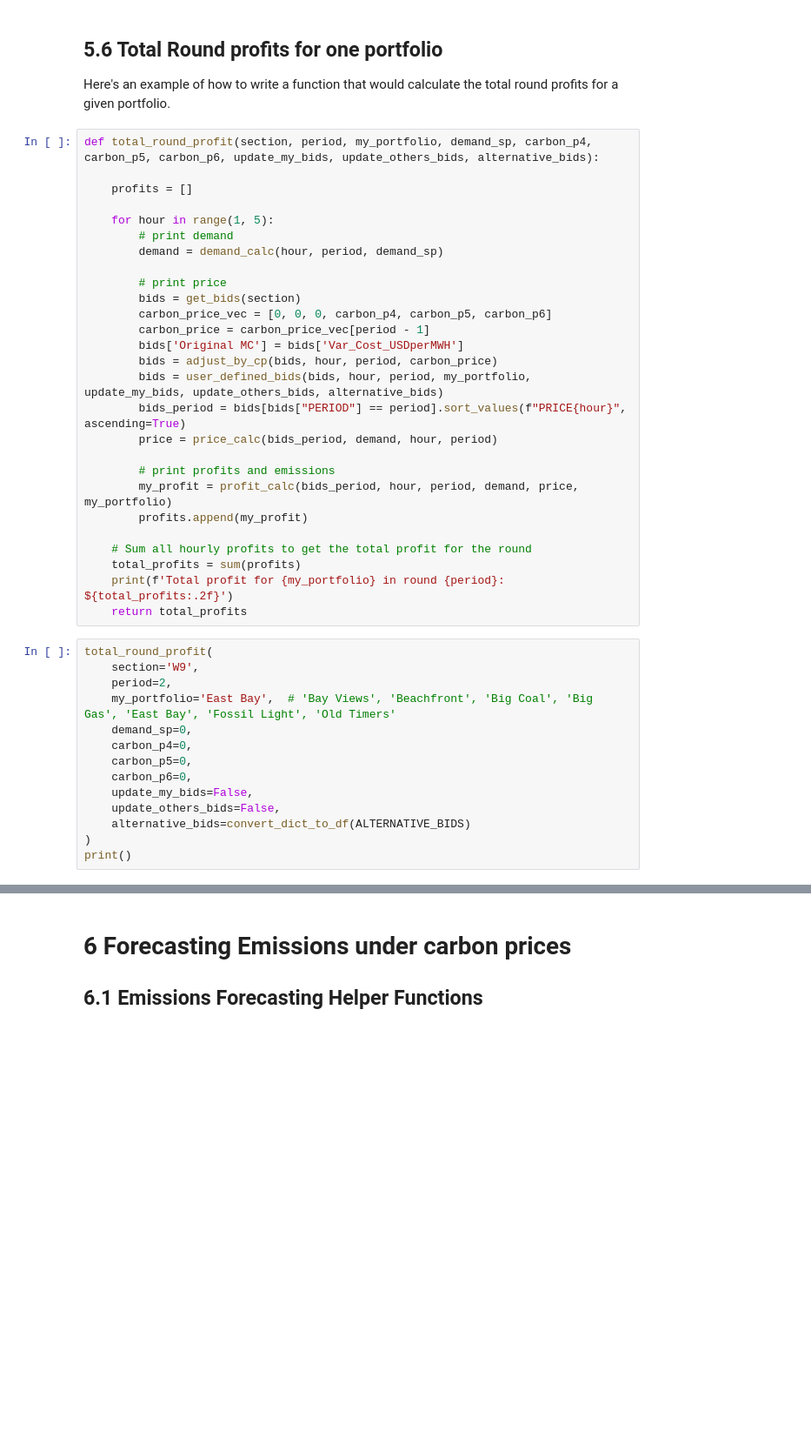
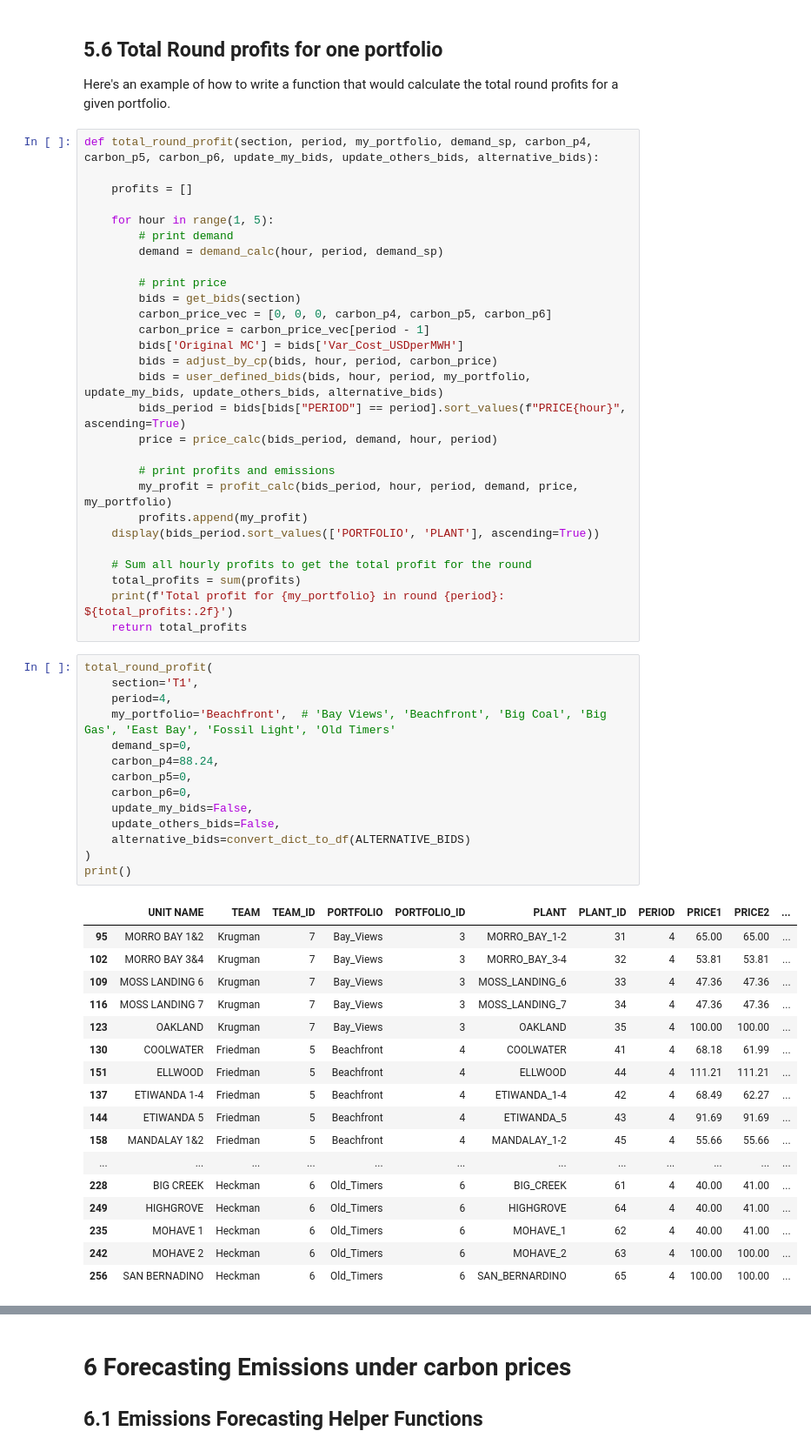
Before and after one commit to ds-modules/EEP-147-SP24, a Jupyter notebook: ESG - Analysis/ESG_Analysis_v2024.5.ipynb, the cells around one changed output, grey strips where cells are left out. Shown at 87% size. Drawn from its saved outputs; the diff is of its cells as text; blank space fills up the shorter version.

```diff
--- a/ESG - Analysis/ESG_Analysis_v2024.5.ipynb
+++ b/ESG - Analysis/ESG_Analysis_v2024.5.ipynb
@@ -821,6 +822,7 @@ def total_round_profit(section, period, my_portfolio, demand_sp, carbon_p4, carb
         # print profits and emissions
         my_profit = profit_calc(bids_period, hour, period, demand, price, my_portfolio)
         profits.append(my_profit)
+    display(bids_period.sort_values(['PORTFOLIO', 'PLANT'], ascending=True))
 
     # Sum all hourly profits to get the total profit for the round
     total_profits = sum(profits)
@@ -828,16 +830,33 @@ def total_round_profit(section, period, my_portfolio, demand_sp, carbon_p4, carb
     return total_profits
 # %%
 total_round_profit(
-    section='W9',
-    period=2,
-    my_portfolio='East Bay',  # 'Bay Views', 'Beachfront', 'Big Coal', 'Big Gas', 'East Bay', 'Fossil Light', 'Old Timers'
+    section='T1',
+    period=4,
+    my_portfolio='Beachfront',  # 'Bay Views', 'Beachfront', 'Big Coal', 'Big Gas', 'East Bay', 'Fossil Light', 'Old Timers'
     demand_sp=0,
-    carbon_p4=0,
+    carbon_p4=88.24,
     carbon_p5=0,
     carbon_p6=0,
     update_my_bids=False,
     update_others_bids=False,
     alternative_bids=convert_dict_to_df(ALTERNATIVE_BIDS)
 )
 print()
 # %% [output]
+|  | UNIT NAME | TEAM | TEAM_ID | PORTFOLIO | PORTFOLIO_ID | PLANT | PLANT_ID | PERIOD | PRICE1 | PRICE2 | ... |
+| 95 | MORRO BAY 1&2 | Krugman | 7 | Bay_Views | 3 | MORRO_BAY_1-2 | 31 | 4 | 65.00 | 65.00 | ... |
+| 102 | MORRO BAY 3&4 | Krugman | 7 | Bay_Views | 3 | MORRO_BAY_3-4 | 32 | 4 | 53.81 | 53.81 | ... |
+| 109 | MOSS LANDING 6 | Krugman | 7 | Bay_Views | 3 | MOSS_LANDING_6 | 33 | 4 | 47.36 | 47.36 | ... |
+| 116 | MOSS LANDING 7 | Krugman | 7 | Bay_Views | 3 | MOSS_LANDING_7 | 34 | 4 | 47.36 | 47.36 | ... |
+| 123 | OAKLAND | Krugman | 7 | Bay_Views | 3 | OAKLAND | 35 | 4 | 100.00 | 100.00 | ... |
+| 130 | COOLWATER | Friedman | 5 | Beachfront | 4 | COOLWATER | 41 | 4 | 68.18 | 61.99 | ... |
+| 151 | ELLWOOD | Friedman | 5 | Beachfront | 4 | ELLWOOD | 44 | 4 | 111.21 | 111.21 | ... |
+| 137 | ETIWANDA 1-4 | Friedman | 5 | Beachfront | 4 | ETIWANDA_1-4 | 42 | 4 | 68.49 | 62.27 | ... |
+| 144 | ETIWANDA 5 | Friedman | 5 | Beachfront | 4 | ETIWANDA_5 | 43 | 4 | 91.69 | 91.69 | ... |
+| 158 | MANDALAY 1&2 | Friedman | 5 | Beachfront | 4 | MANDALAY_1-2 | 45 | 4 | 55.66 | 55.66 | ... |
+| ... | ... | ... | ... | ... | ... | ... | ... | ... | ... | ... | ... |
+| 228 | BIG CREEK | Heckman | 6 | Old_Timers | 6 | BIG_CREEK | 61 | 4 | 40.00 | 41.00 | ... |
+| 249 | HIGHGROVE | Heckman | 6 | Old_Timers | 6 | HIGHGROVE | 64 | 4 | 40.00 | 41.00 | ... |
+| 235 | MOHAVE 1 | Heckman | 6 | Old_Timers | 6 | MOHAVE_1 | 62 | 4 | 40.00 | 41.00 | ... |
+| 242 | MOHAVE 2 | Heckman | 6 | Old_Timers | 6 | MOHAVE_2 | 63 | 4 | 100.00 | 100.00 | ... |
+| 256 | SAN BERNADINO | Heckman | 6 | Old_Timers | 6 | SAN_BERNARDINO | 65 | 4 | 100.00 | 100.00 | ... |
```
Also changed, not shown: parts of 4 cells of this notebook, 6 other files.
